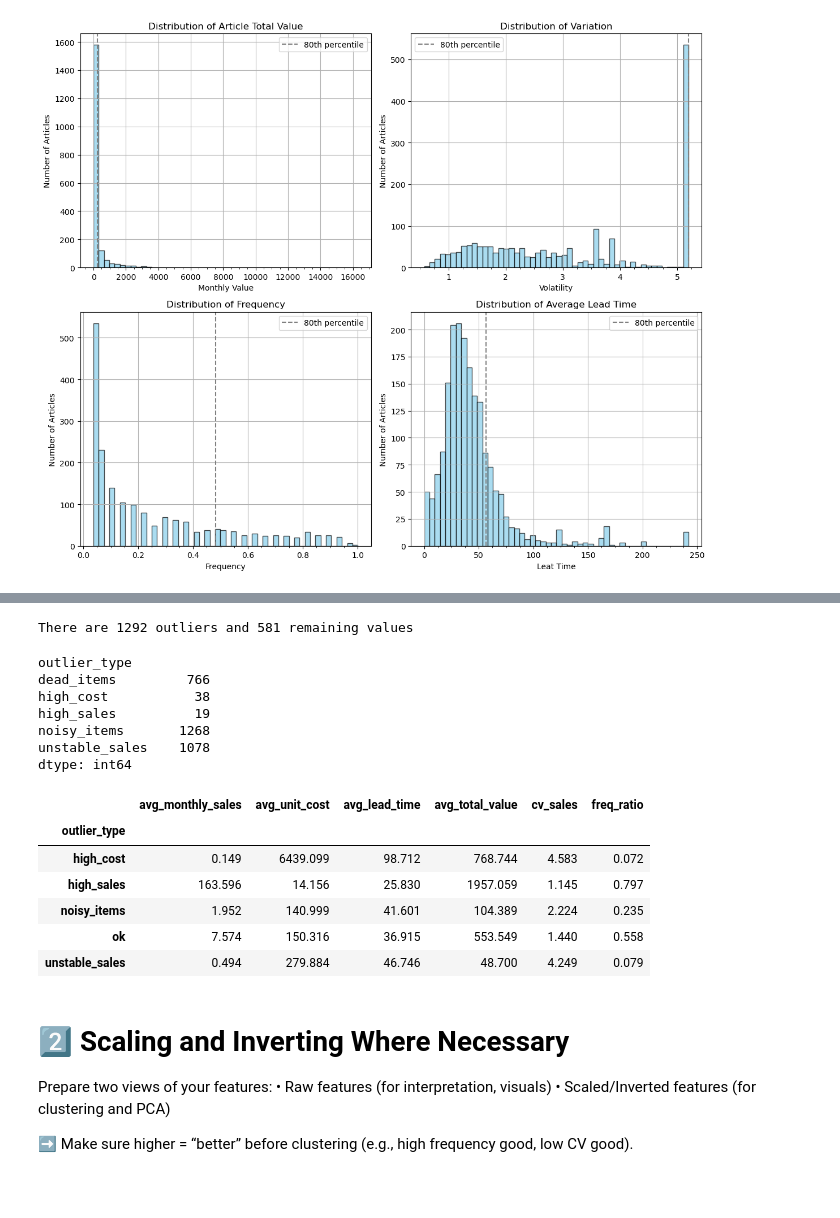
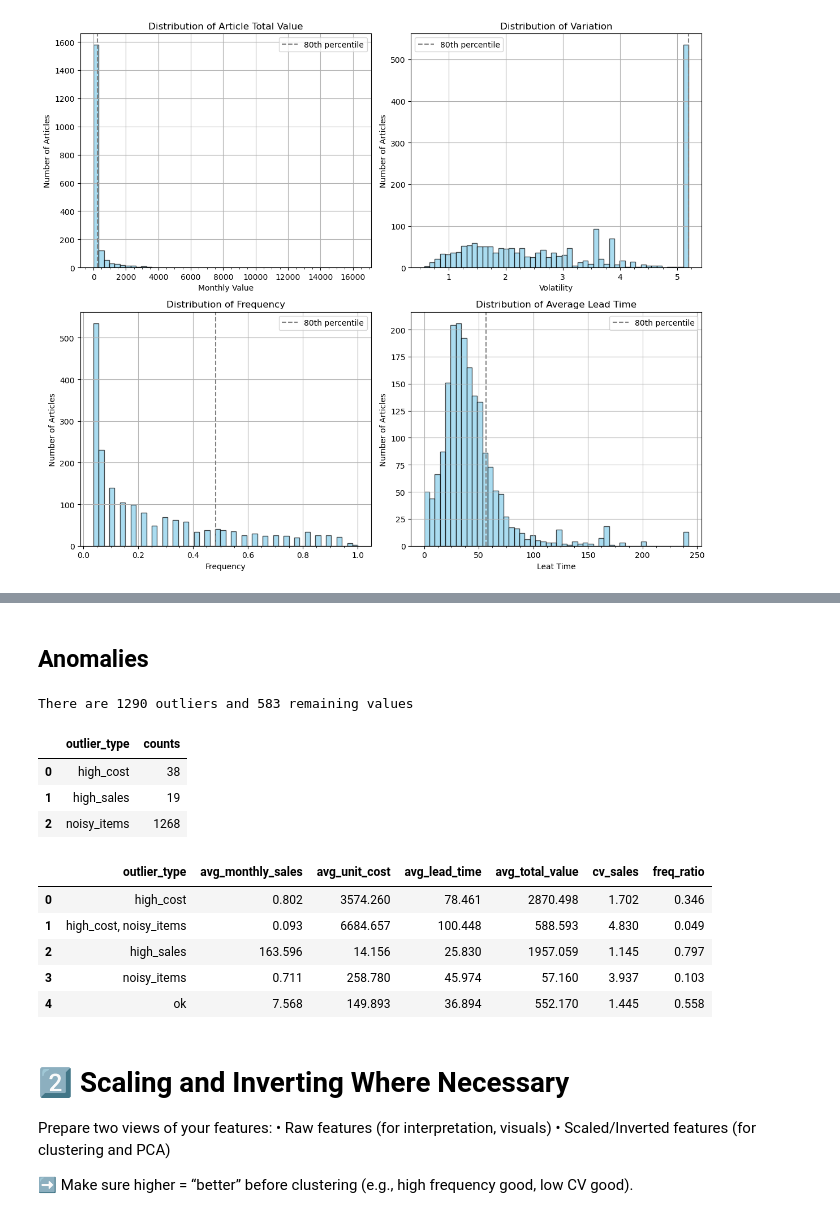
Before and after one commit to werderame/Real-Life-Manufacturing-Inventory-Analysis, a Jupyter notebook: clustering_so_articles/clustering_sales_articles_v02.ipynb, the cells around one changed output, grey strips where cells are left out. Saved outputs shown, nothing was run; the diff lists cells and outputs as text; code cells hidden in the pictures; blank space fills up the shorter version.

```diff
--- a/clustering_so_articles/clustering_sales_articles_v02.ipynb
+++ b/clustering_so_articles/clustering_sales_articles_v02.ipynb
@@ -334,15 +290,11 @@ for x, y in pairs:
+# %% [markdown]
+## Anomalies
 # %%
 # Example: Top 1% of items by average monthly sales
 outliers_sales = stats[stats['avg_monthly_sales'] > stats['avg_monthly_sales'].quantile(0.99)]
 
 # Items with huge unit cost
 outliers_cost = stats[stats['avg_unit_cost'] > stats['avg_unit_cost'].quantile(0.98)]
-
-# Items with extremely high CV (unstable)
-outliers_cv = stats[stats['cv_sales'] > 2.5]  # or another threshold
-
-# items that have low frequency
-dead_items = stats[stats['freq_ratio'] < 0.1]  # sold in <10% of months
 
 # items with poor stability and low frequency
 noisy_items = stats[(stats['cv_sales'] > 2) & (stats['freq_ratio'] < 0.4)]
@@ -355,12 +307,6 @@ for idx, row in outliers_sales.iterrows():
 for idx, row in outliers_cost.iterrows():
     outliers_summary.append({'outlier_type': 'high_cost', 'item_id': row['item_id']})
 
-for idx, row in outliers_cv.iterrows():
-    outliers_summary.append({'outlier_type': 'unstable_sales', 'item_id': row['item_id']})
-
-for idx, row in dead_items.iterrows():
-    outliers_summary.append({'outlier_type': 'dead_items', 'item_id': row['item_id']})
-
 for idx, row in noisy_items.iterrows():
     outliers_summary.append({'outlier_type': 'noisy_items', 'item_id': row['item_id']})
 
@@ -370,33 +316,36 @@ outliers_summary = pd.DataFrame(outliers_summary)
 noutliers = len(outliers_summary['item_id'].unique())
 nids = len(stats['item_id'].unique())
 print(f'There are {noutliers} outliers and {nids - noutliers} remaining values')
-goutliers = outliers_summary.groupby('outlier_type').size()
-display(goutliers)
+goutliers = outliers_summary.groupby('outlier_type').agg(counts=('outlier_type', 'count'))
+display(pd.DataFrame(goutliers).reset_index())
 
-outlier_check = pd.merge(stats, outliers_summary.drop_duplicates('item_id', keep='first'), how='left').fillna('ok')
+# Group outlier types per item_id into a list (or a string if you prefer)
+outliers_summary_grouped = (
+    outliers_summary
+    .groupby('item_id')['outlier_type']
+    .agg(lambda x: ', '.join(x))
+    .reset_index()
+)
+outlier_check = pd.merge(stats, outliers_summary_grouped, how='left', on='item_id').fillna('ok')
 outlier_check.to_csv('../data/outlier_check.csv')
 # %% [output]
-There are 1292 outliers and 581 remaining values
+There are 1290 outliers and 583 remaining values
-outlier_type
-dead_items         766
-high_cost           38
-high_sales          19
-noisy_items       1268
-unstable_sales    1078
-dtype: int64
+|  | outlier_type | counts |
+| 0 | high_cost | 38 |
+| 1 | high_sales | 19 |
+| 2 | noisy_items | 1268 |
 # %%
 raw_features = ['avg_monthly_sales', 'avg_unit_cost', 'avg_lead_time', 'avg_total_value', 'cv_sales', 'freq_ratio']
 scaled_features = ['sales_is','unit_cost_s','lt_is','cv_s','freq_ratio_is']
 # %%
-outlier_check.groupby('outlier_type')[raw_features].mean().round(3)
+outlier_check.groupby('outlier_type')[raw_features].mean().round(3).reset_index()
 # %% [output]
-|  | avg_monthly_sales | avg_unit_cost | avg_lead_time | avg_total_value | cv_sales | freq_ratio |
-| outlier_type |  |  |  |  |  |  |
-| high_cost | 0.149 | 6439.099 | 98.712 | 768.744 | 4.583 | 0.072 |
-| high_sales | 163.596 | 14.156 | 25.830 | 1957.059 | 1.145 | 0.797 |
-| noisy_items | 1.952 | 140.999 | 41.601 | 104.389 | 2.224 | 0.235 |
-| ok | 7.574 | 150.316 | 36.915 | 553.549 | 1.440 | 0.558 |
-| unstable_sales | 0.494 | 279.884 | 46.746 | 48.700 | 4.249 | 0.079 |
+|  | outlier_type | avg_monthly_sales | avg_unit_cost | avg_lead_time | avg_total_value | cv_sales | freq_ratio |
+| 0 | high_cost | 0.802 | 3574.260 | 78.461 | 2870.498 | 1.702 | 0.346 |
+| 1 | high_cost, noisy_items | 0.093 | 6684.657 | 100.448 | 588.593 | 4.830 | 0.049 |
+| 2 | high_sales | 163.596 | 14.156 | 25.830 | 1957.059 | 1.145 | 0.797 |
+| 3 | noisy_items | 0.711 | 258.780 | 45.974 | 57.160 | 3.937 | 0.103 |
+| 4 | ok | 7.568 | 149.893 | 36.894 | 552.170 | 1.445 | 0.558 |
 # %% [markdown]
 # 2️⃣ Scaling and Inverting Where Necessary
 
```
Also changed, not shown: parts of 20 cells of this notebook.
